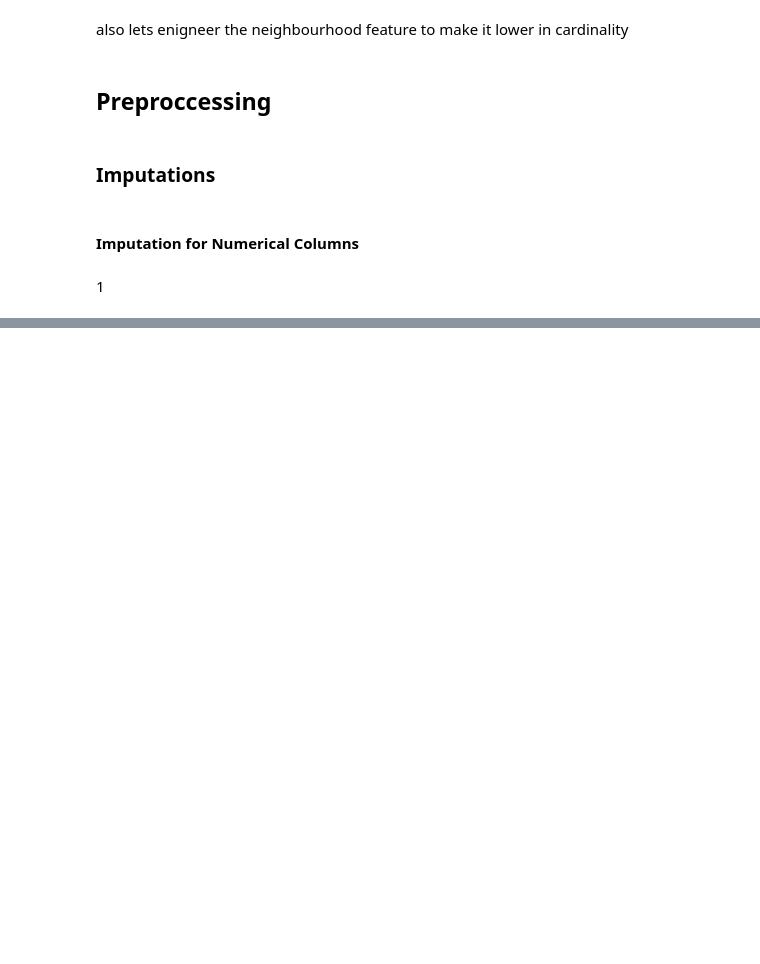
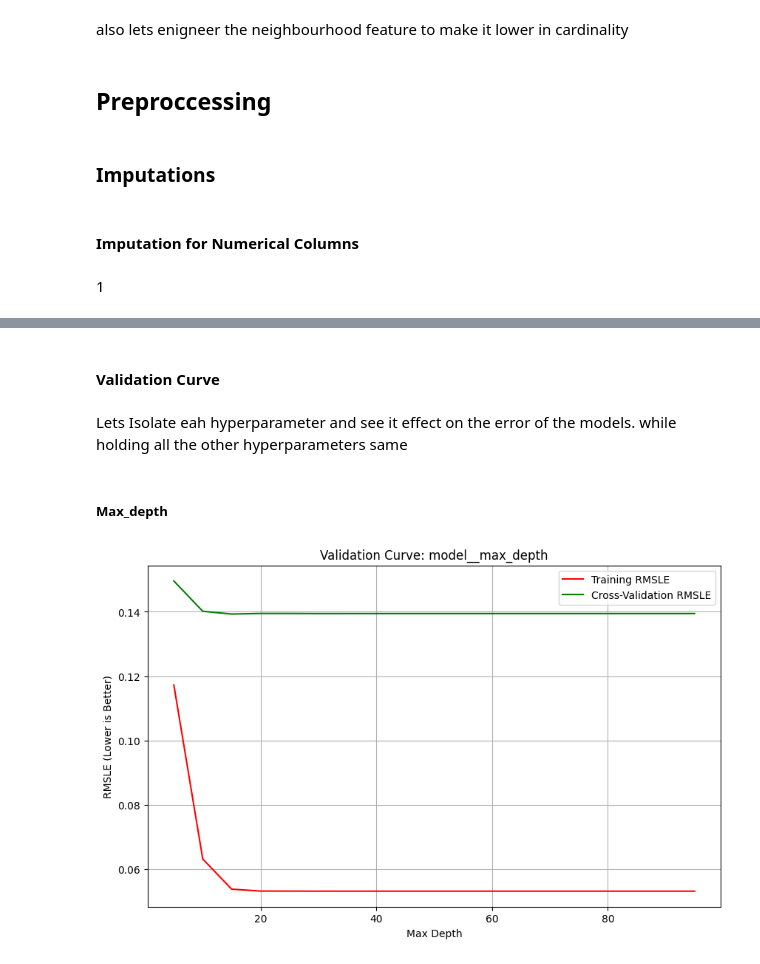
Before and after one commit to Nahom1990/house-price-pred-2, a Jupyter notebook: housing_price.ipynb, the cells around one changed output, grey strips where cells are left out. Drawn from its saved outputs; the diff is of its cells as text; code cells hidden in the pictures; blank space fills up the shorter version.

```diff
--- a/housing_price.ipynb
+++ b/housing_price.ipynb
@@ -1340,0 +1523,43 @@ np.float64(0.8539559230011322)
+# %% [markdown]
+#### Validation Curve
+# %% [markdown]
+Lets Isolate eah hyperparameter and see it effect on the error of the models. while holding all the other hyperparameters same
+# %% [markdown]
+##### Max_depth
+# %%
+from sklearn.model_selection import validation_curve
+
+# Test a wide range of max_depth values
+param_range = np.arange(5, 100, 5) # e.g., 1, 3, 5, ..., 29
+
+# The parameter name must match the pipeline step name
+param_name = "model__max_depth"
+
+# Generate the validation curve data
+train_scores, test_scores = validation_curve(
+    best_pipe,
+    x_train, y_train_log,
+    param_name=param_name,
+    param_range=param_range,
+    cv=5,
+    scoring=final_log_scorer,
+    n_jobs=-1
+)
+
+# Convert scores back to positive RMSLE (Error unit)
+train_scores_mean = -np.mean(train_scores, axis=1)
+test_scores_mean = -np.mean(test_scores, axis=1)
+
+# Plotting the curve
+plt.figure(figsize=(10, 6))
+plt.plot(param_range, train_scores_mean, label="Training RMSLE", color="r")
+plt.plot(param_range, test_scores_mean, label="Cross-Validation RMSLE", color="g")
+
+plt.title(f"Validation Curve: {param_name}")
+plt.xlabel("Max Depth")
+plt.ylabel("RMSLE (Lower is Better)")
+plt.legend(loc="best")
+plt.grid(True)
+plt.show()
+# %% [output]
+[figure, added]
```
Also changed, not shown: parts of 69 cells of this notebook, 2 other files.
